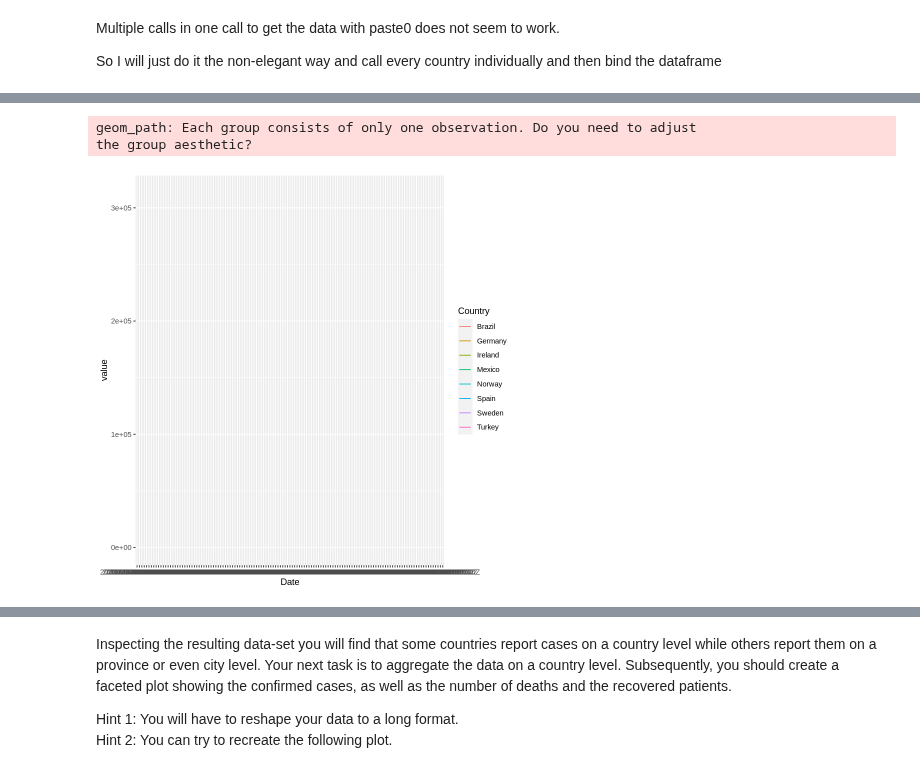
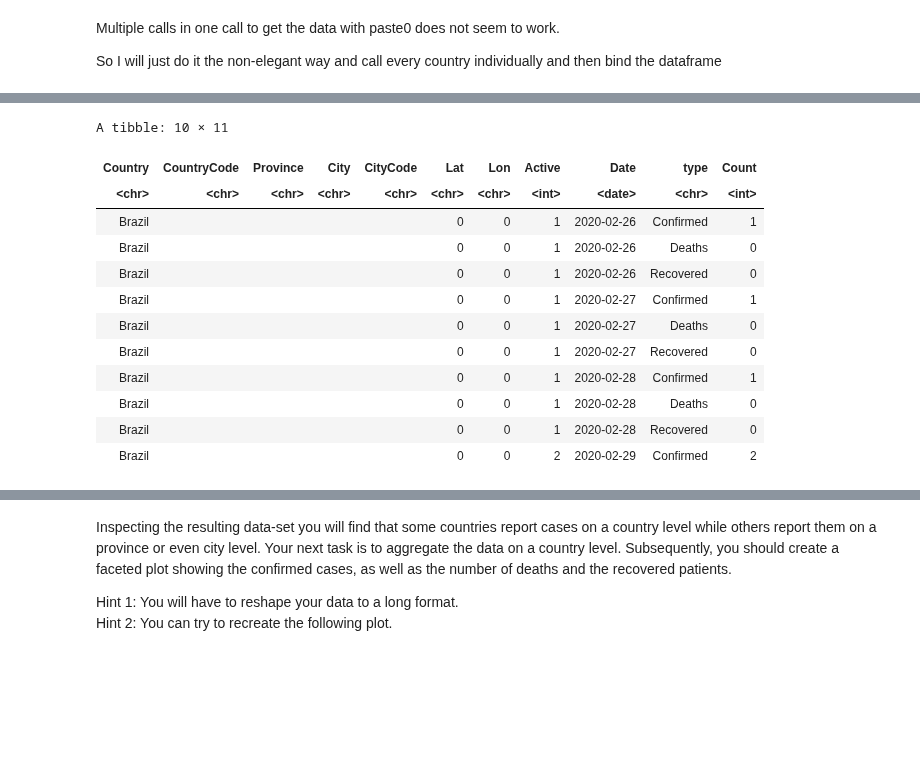
Before and after one commit to michiWS1920/ADS20, a Jupyter notebook: ADS_Programming_Assignment_2.ipynb, the cells around one changed output, grey strips where cells are left out. Cells and saved outputs as stored; diff of their text form; code cells hidden in the pictures; blank space fills up the shorter version.

```diff
--- a/ADS_Programming_Assignment_2.ipynb
+++ b/ADS_Programming_Assignment_2.ipynb
@@ -154,7 +124,22 @@ A tibble: 854 × 7
-# %%
-ggplot(covid_long) +
-geom_line(aes (x= Date, y= value, color= Country))
-# %% [output]
-geom_path: Each group consists of only one observation. Do you need to adjust
-the group aesthetic?
-[figure, removed]
+# %%
+covid_countries %>%
+mutate(Date= as.Date(Date, format= "%Y-%m-%d")) %>%
+ pivot_longer(c("Confirmed", "Deaths", "Recovered"),
+               names_to = "type",
+               values_to = "Count") -> covid_long
+covid_long %>%
+head(10)
+# %% [output]
+A tibble: 10 × 11
+| Country | CountryCode | Province | City | CityCode | Lat | Lon | Active | Date | type | Count |
+| <chr> | <chr> | <chr> | <chr> | <chr> | <chr> | <chr> | <int> | <date> | <chr> | <int> |
+| Brazil |  |  |  |  | 0 | 0 | 1 | 2020-02-26 | Confirmed | 1 |
+| Brazil |  |  |  |  | 0 | 0 | 1 | 2020-02-26 | Deaths | 0 |
+| Brazil |  |  |  |  | 0 | 0 | 1 | 2020-02-26 | Recovered | 0 |
+| Brazil |  |  |  |  | 0 | 0 | 1 | 2020-02-27 | Confirmed | 1 |
+| Brazil |  |  |  |  | 0 | 0 | 1 | 2020-02-27 | Deaths | 0 |
+| Brazil |  |  |  |  | 0 | 0 | 1 | 2020-02-27 | Recovered | 0 |
+| Brazil |  |  |  |  | 0 | 0 | 1 | 2020-02-28 | Confirmed | 1 |
+| Brazil |  |  |  |  | 0 | 0 | 1 | 2020-02-28 | Deaths | 0 |
+| Brazil |  |  |  |  | 0 | 0 | 1 | 2020-02-28 | Recovered | 0 |
+| Brazil |  |  |  |  | 0 | 0 | 2 | 2020-02-29 | Confirmed | 2 |
```
Also changed, not shown: parts of 5 cells of this notebook.
